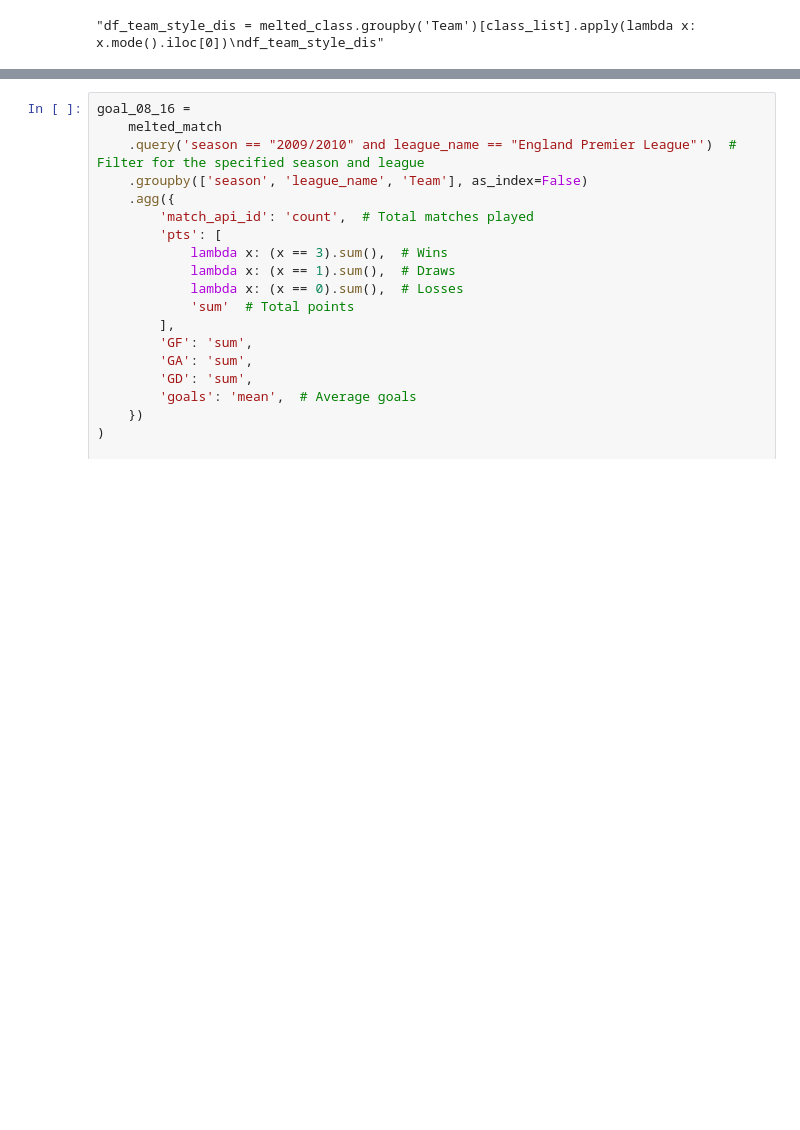
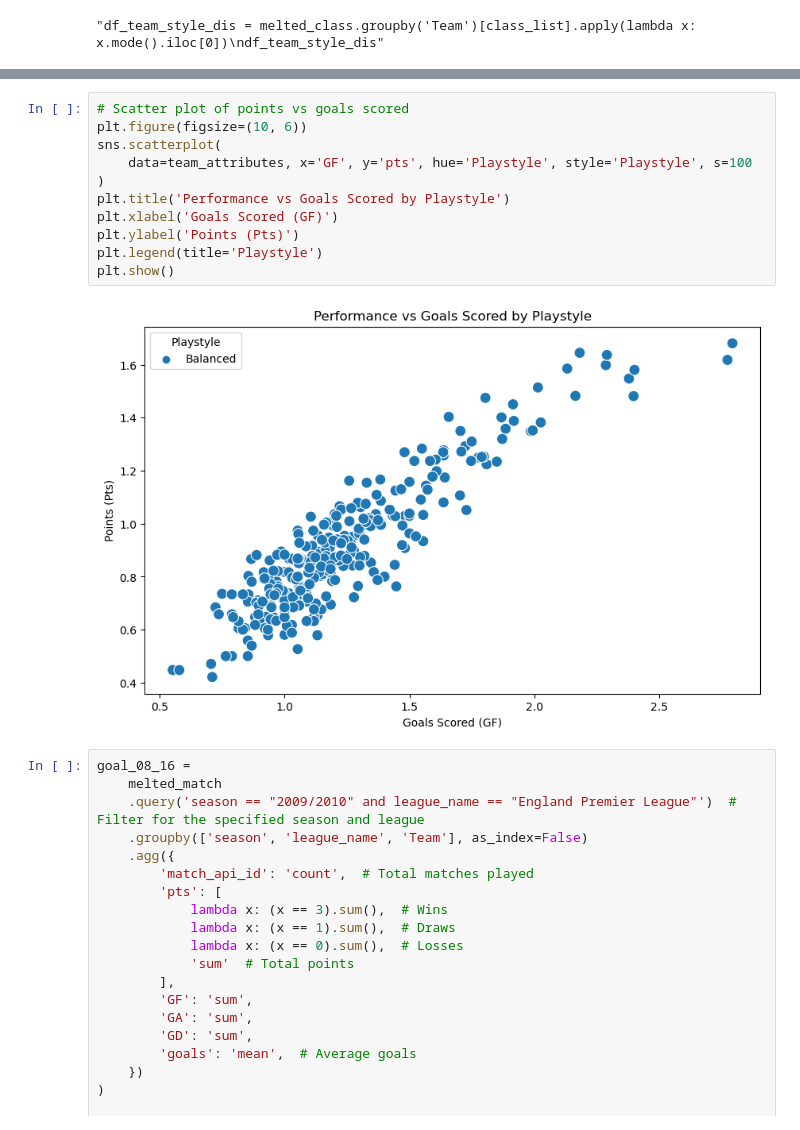
Before and after one commit to Daviedavie100/Investigating_dataset_project, a Jupyter notebook: Investigate_a_Dataset.ipynb, the cells around one changed output, grey strips where cells are left out. Drawn from its saved outputs; the diff is of its cells as text; blank space fills up the shorter version.

```diff
--- a/Investigate_a_Dataset.ipynb
+++ b/Investigate_a_Dataset.ipynb
@@ -1993,3 +2021,16 @@ KeyError: "Columns not found: 'GA', 'GF', 'GD'"
+# %%
+# Scatter plot of points vs goals scored
+plt.figure(figsize=(10, 6))
+sns.scatterplot(
+    data=team_attributes, x='GF', y='pts', hue='Playstyle', style='Playstyle', s=100
+)
+plt.title('Performance vs Goals Scored by Playstyle')
+plt.xlabel('Goals Scored (GF)')
+plt.ylabel('Points (Pts)')
+plt.legend(title='Playstyle')
+plt.show()
+# %% [output]
+[figure, added]
 # %%
 goal_08_16 =
     melted_match
```
Also changed, not shown: parts of 8 cells of this notebook.
